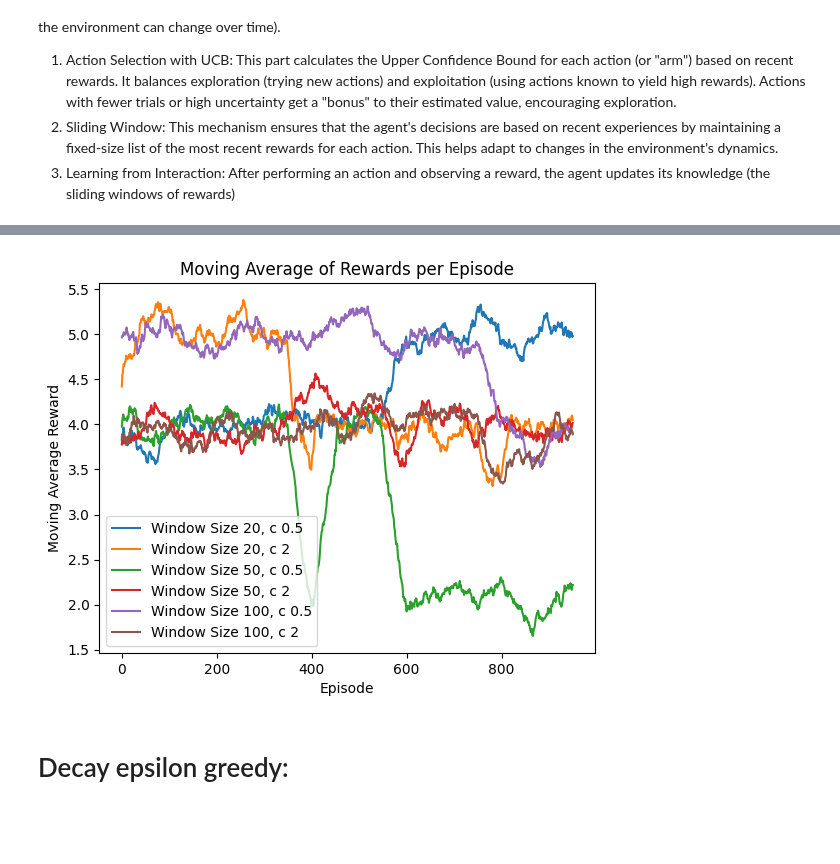
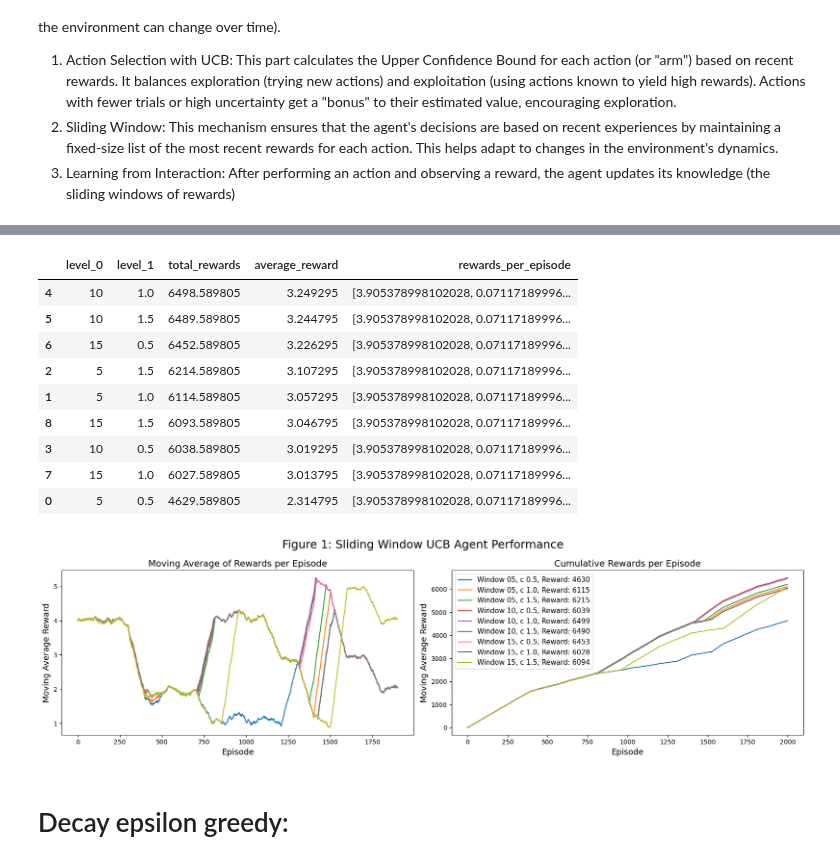
Before and after one commit to saraahmadi3/inf368, a Jupyter notebook: project/MAB.ipynb, the cells around one changed output, grey strips where cells are left out. Cells and saved outputs as stored; diff of their text form; code cells hidden in the pictures; blank space fills up the shorter version.

```diff
--- a/project/MAB.ipynb
+++ b/project/MAB.ipynb
@@ -170,25 +156,58 @@ test_results
+# %%
+import pandas as pd
+df=pd.DataFrame(test_results).T
+df.reset_index(inplace=True)
+# df.drop('rewards_per_episode',axis=1,inplace=True)
+df.sort_values('average_reward',ascending=False,inplace=True)
+df.head(20)
+# %% [output]
+|  | level_0 | level_1 | total_rewards | average_reward | rewards_per_episode |
+| 4 | 10 | 1.0 | 6498.589805 | 3.249295 | [3.905378998102028, 0.07117189996... |
+| 5 | 10 | 1.5 | 6489.589805 | 3.244795 | [3.905378998102028, 0.07117189996... |
+| 6 | 15 | 0.5 | 6452.589805 | 3.226295 | [3.905378998102028, 0.07117189996... |
+| 2 | 5 | 1.5 | 6214.589805 | 3.107295 | [3.905378998102028, 0.07117189996... |
+| 1 | 5 | 1.0 | 6114.589805 | 3.057295 | [3.905378998102028, 0.07117189996... |
+| 8 | 15 | 1.5 | 6093.589805 | 3.046795 | [3.905378998102028, 0.07117189996... |
+| 3 | 10 | 0.5 | 6038.589805 | 3.019295 | [3.905378998102028, 0.07117189996... |
+| 7 | 15 | 1.0 | 6027.589805 | 3.013795 | [3.905378998102028, 0.07117189996... |
+| 0 | 5 | 0.5 | 4629.589805 | 2.314795 | [3.905378998102028, 0.07117189996... |
 # %%
 
-rolling_window = 50
+rolling_window = 100
 
 # Plotting setup
-fig, ax = plt.subplots()
+fig, ax = plt.subplots(1,2, figsize=(17,5))
 
 for (ws, c), data in test_results.items():
     rewards = np.array(data['rewards_per_episode'])
     # Compute the moving average using the convolve method
     moving_average = np.convolve(rewards, np.ones(rolling_window)/rolling_window, mode='valid')
     # Plot each series with a label indicating the window size and c value
-    ax.plot(moving_average, label=f"Window Size {ws}, c {c}")
+    ax[0].plot(moving_average, label=f"Window {ws}, c {c}")
 
 # Chart formatting
-ax.set_title('Moving Average of Rewards per Episode')
-ax.set_xlabel('Episode')
-ax.set_ylabel('Moving Average Reward')
-ax.legend()
+ax[0].set_title('Moving Average of Rewards per Episode', fontsize=14)
+ax[0].set_xlabel('Episode', fontsize=13)
+ax[0].set_ylabel('Moving Average Reward', fontsize=13)
+
+
+for (ws, c), data in test_results.items():
+    rewards = np.array(data['rewards_per_episode'])
+    # Compute the moving average using the convolve method
+    cum_rewards = np.cumsum(rewards)
+    # Plot each series with a label indicating the window size and c value
+    ax[1].plot(cum_rewards, label=f"Window {'05' if ws==5 else ws}, c {'1.0' if c==1 else c}, Reward: {round(cum_rewards[-1])}")
+
+# Chart formatting
+ax[1].set_title('Cumulative Rewards per Episode', fontsize=14)
+ax[1].set_xlabel('Episode', fontsize=13)
+ax[1].set_ylabel('Moving Average Reward', fontsize=13)
+ax[1].legend(fontsize=11)
+fig.suptitle('Figure 1: Sliding Window UCB Agent Performance', fontsize=18)
+plt.tight_layout()
 plt.show()
 # %% [output]
-[figure, old version]
+[figure, new version]
 # %%
 #@shania oppg 3, #run the proposed solution *alongside* one of the standard MAB algorithms and compare"
 # ser du har brukt sliding window med ucb, men er meningen å sammenligne slidingwindow+ucb med kun ucb og greedy etc?? eller slidingwindow+ucb med slidingwindow+greedy etc???
```
Also changed, not shown: parts of 10 cells of this notebook.
